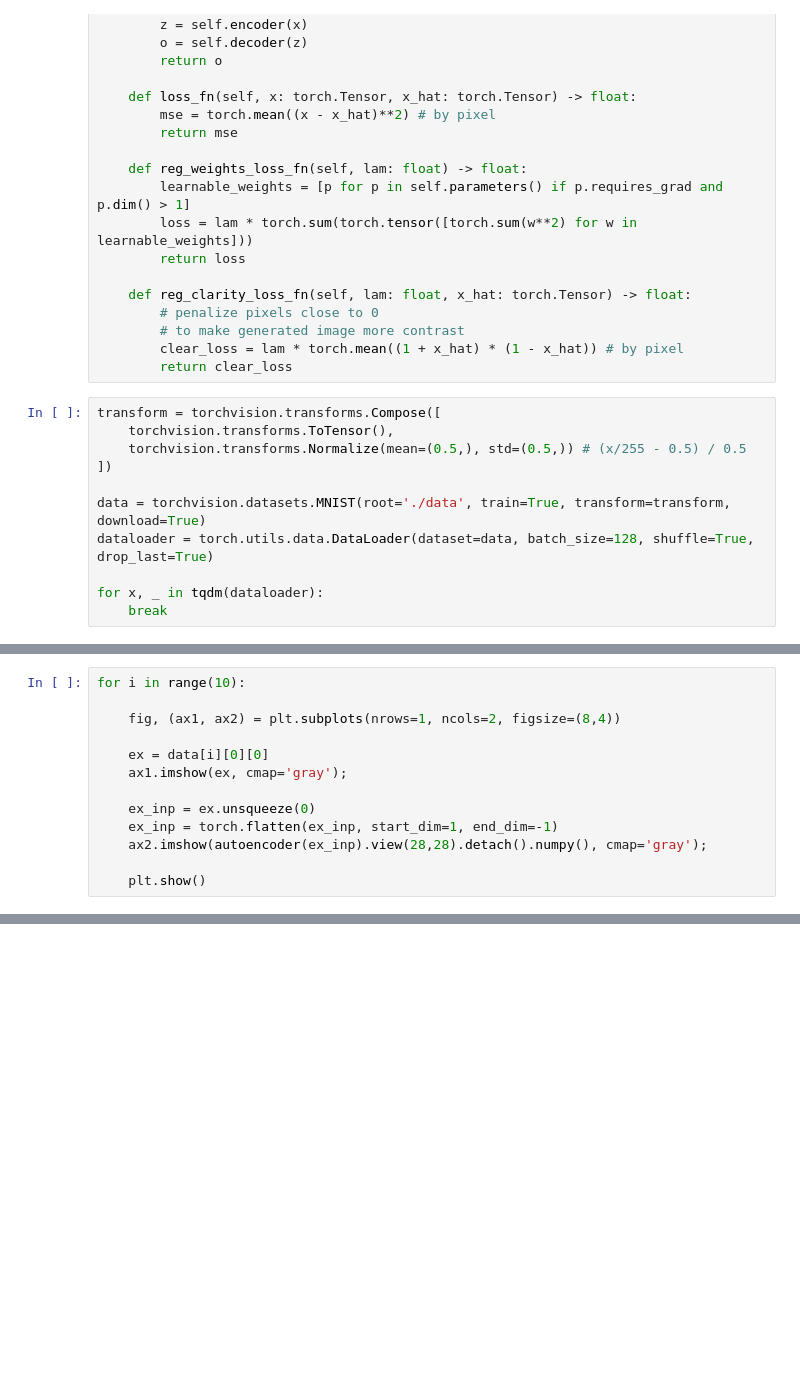
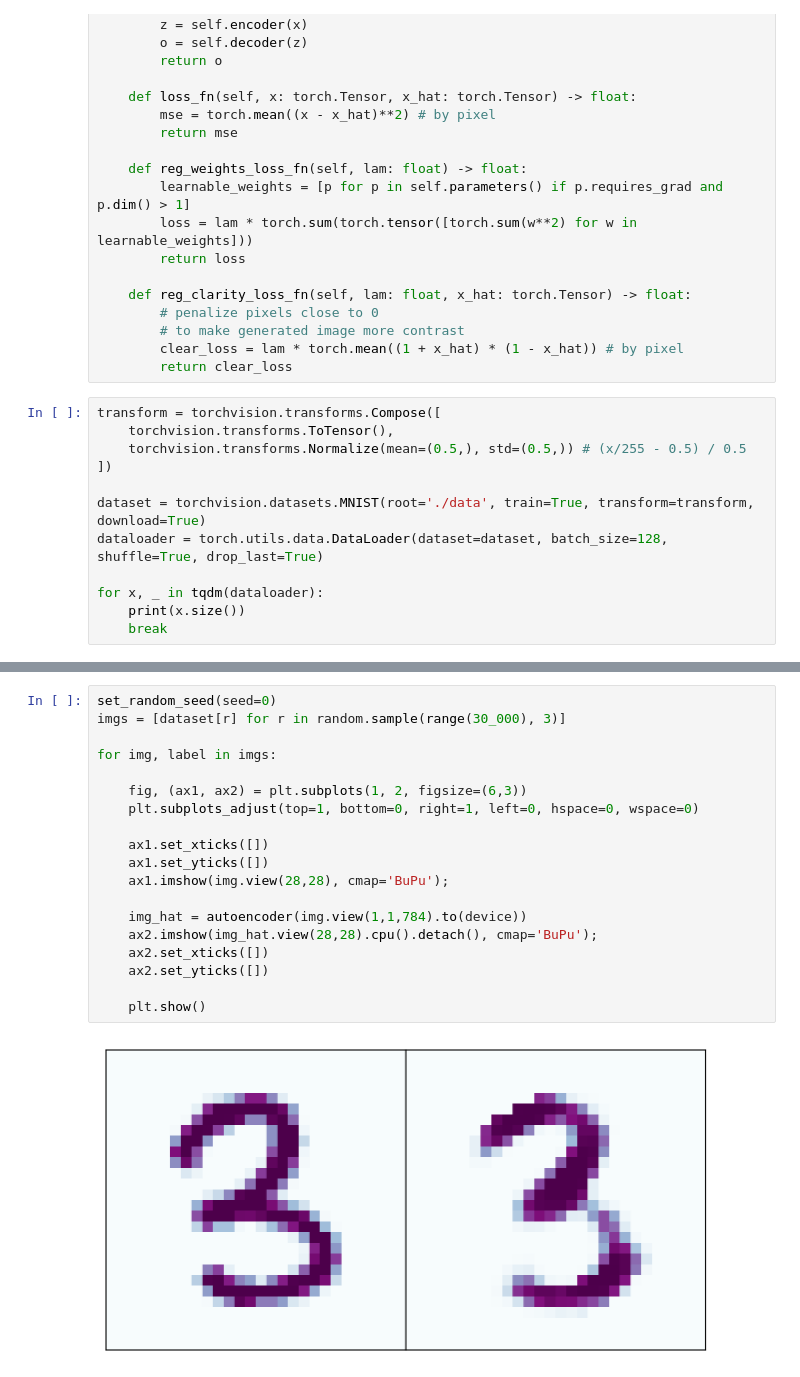
Before and after one commit to artmerinov/VAE, a Jupyter notebook: ae_mnist.ipynb, the cells around one changed output, grey strips where cells are left out. Saved outputs shown, nothing was run; the diff lists cells and outputs as text; blank space fills up the shorter version.

```diff
--- a/ae_mnist.ipynb
+++ b/ae_mnist.ipynb
@@ -72,8 +77,9 @@ transform = torchvision.transforms.Compose([
     torchvision.transforms.Normalize(mean=(0.5,), std=(0.5,)) # (x/255 - 0.5) / 0.5
 ])
 
-data = torchvision.datasets.MNIST(root='./data', train=True, transform=transform, download=True)
-dataloader = torch.utils.data.DataLoader(dataset=data, batch_size=128, shuffle=True, drop_last=True)
+dataset = torchvision.datasets.MNIST(root='./data', train=True, transform=transform, download=True)
+dataloader = torch.utils.data.DataLoader(dataset=dataset, batch_size=128, shuffle=True, drop_last=True)
 
 for x, _ in tqdm(dataloader):
+    print(x.size())
     break
@@ -134,13 +141,0 @@ epoch = 4 batch = 400 MSE: 0.1241 REG WEIGHTS: 0.0255 REG CLARITY: 0.0462 total
-# %%
-for i in range(10):
-
-    fig, (ax1, ax2) = plt.subplots(nrows=1, ncols=2, figsize=(8,4))
-
-    ex = data[i][0][0]
-    ax1.imshow(ex, cmap='gray');
-
-    ex_inp = ex.unsqueeze(0)
-    ex_inp = torch.flatten(ex_inp, start_dim=1, end_dim=-1)
-    ax2.imshow(autoencoder(ex_inp).view(28,28).detach().numpy(), cmap='gray');
-
-    plt.show()
@@ -157,0 +142,21 @@ for i in range(10):
+# %%
+set_random_seed(seed=0)
+imgs = [dataset[r] for r in random.sample(range(30_000), 3)]
+
+for img, label in imgs:
+
+    fig, (ax1, ax2) = plt.subplots(1, 2, figsize=(6,3))
+    plt.subplots_adjust(top=1, bottom=0, right=1, left=0, hspace=0, wspace=0)
+
+    ax1.set_xticks([])
+    ax1.set_yticks([])
+    ax1.imshow(img.view(28,28), cmap='BuPu');
+
+    img_hat = autoencoder(img.view(1,1,784).to(device))
+    ax2.imshow(img_hat.view(28,28).cpu().detach(), cmap='BuPu');
+    ax2.set_xticks([])
+    ax2.set_yticks([])
+
+    plt.show()
+# %% [output]
+[figure, added]
```
Also changed, not shown: parts of 5 cells of this notebook, 1 other file.
